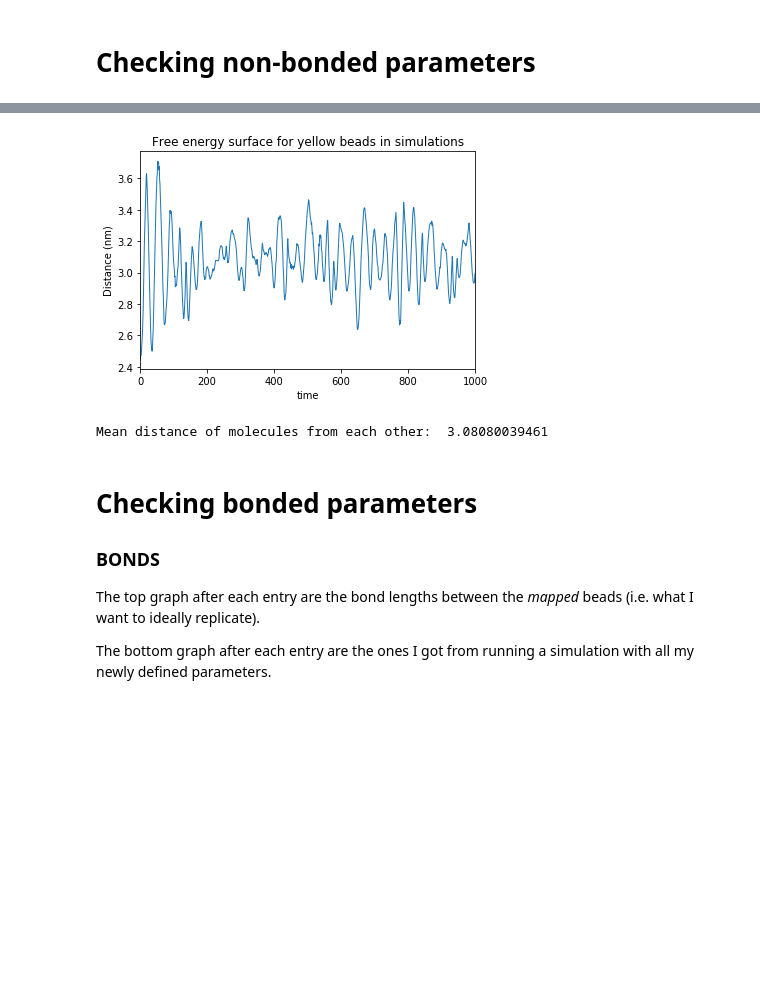
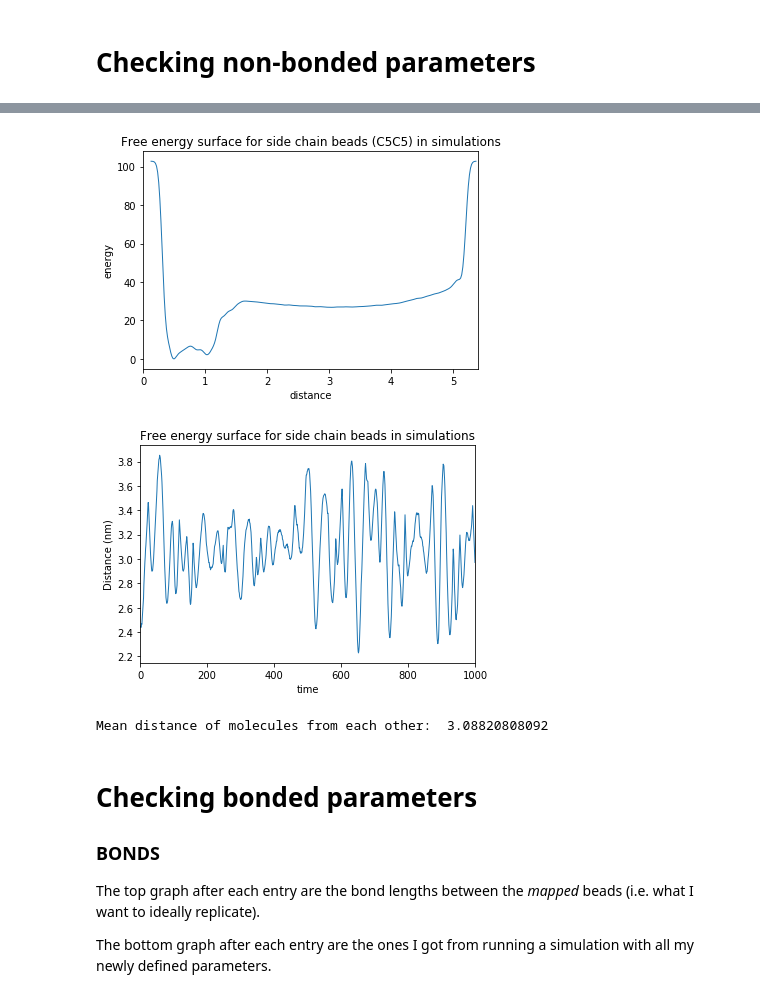
Before and after one commit to garrettd2225/Triazine-project, a Jupyter notebook: First_simulation.ipynb, the cells around one changed output, grey strips where cells are left out. Drawn from its saved outputs; the diff is of its cells as text; code cells hidden in the pictures; blank space fills up the shorter version.

```diff
--- a/First_simulation.ipynb
+++ b/First_simulation.ipynb
@@ -91,15 +108,25 @@ plt.show()
 # %%
+data1=pd.read_csv('files/fes9.dat',skiprows=5,names=['distance','energy','error'],delim_whitespace=True)
+#plt.figure(figsize=(10,7))
+plt.plot(data1['distance'],data1['energy'], lw=1)
+plt.xlabel('distance')
+plt.ylabel('energy')
+plt.title('Free energy surface for side chain beads (C5C5) in simulations')
+plt.xlim([0,5.4])
+plt.show()
+
 data2=pd.read_csv('files/DISTANCES_1sim',delim_whitespace=True,header=0,skipinitialspace=True)
-plt.plot(data2['time'],data2['d_SNaSNa_1'], lw=1)
+plt.plot(data2['time'],data2['d_C5C5_1'], lw=1)
 plt.xlabel('time')
 plt.ylabel('Distance (nm)')
-plt.title('Free energy surface for yellow beads in simulations')
+plt.title('Free energy surface for side chain beads in simulations')
 plt.xlim([0,1000])
 plt.show()
-print('Mean distance of molecules from each other: ', np.mean(data2['d_SNaSNa_1']))
+print('Mean distance of molecules from each other: ', np.mean(data2['d_C5C5_1']))
 # %% [output]
-[figure, old version]
+[figure, new version]
+[figure, added]
-Mean distance of molecules from each other:  3.08080039461
+Mean distance of molecules from each other:  3.08820808092
 # %% [markdown]
 # Checking bonded parameters
 ### BONDS
```
Also changed, not shown: parts of 3 cells of this notebook.
